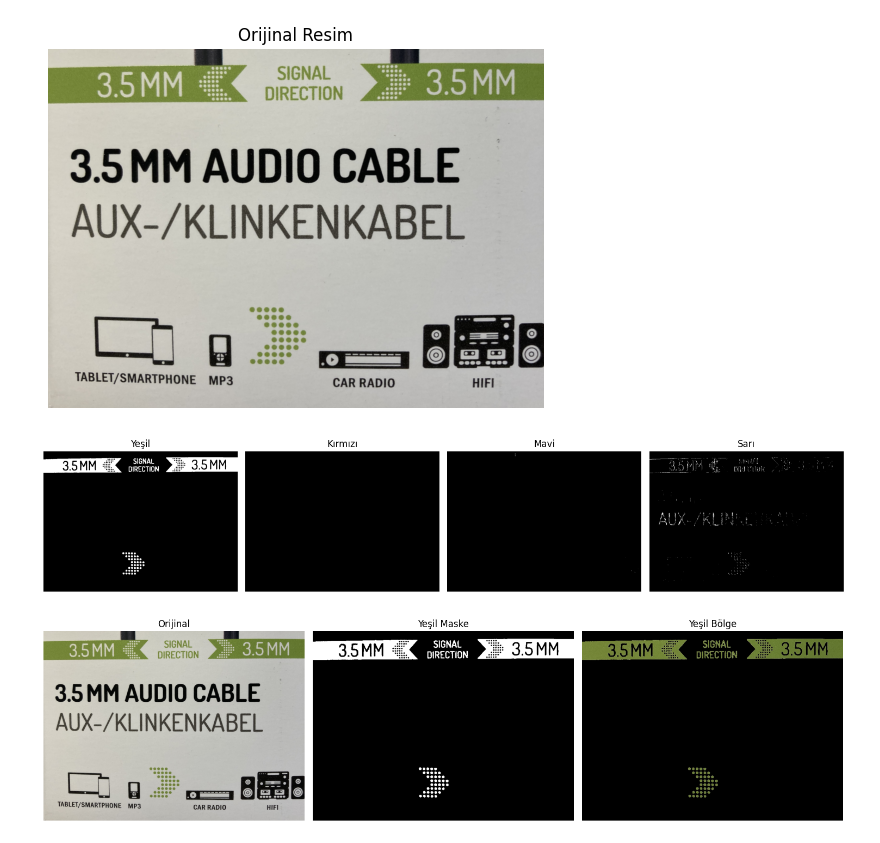
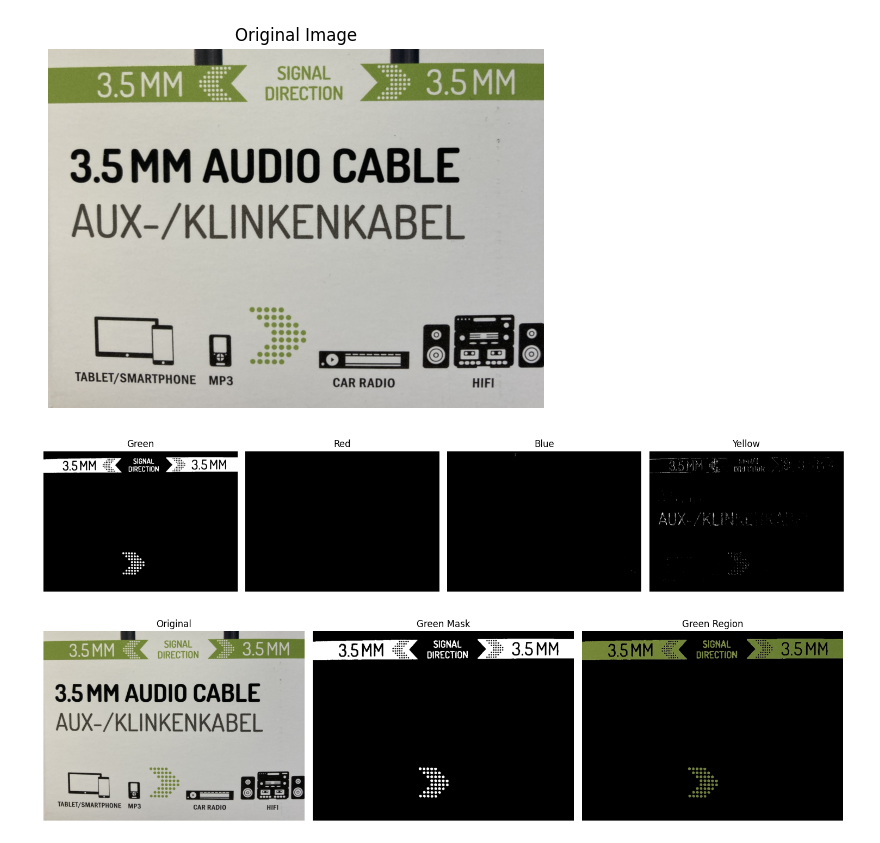
Before and after one commit to onur0034/ColorClassification, a Jupyter notebook: green_region_selection.ipynb, the cells around one changed output. Cells and saved outputs as stored; diff of their text form; code cells hidden in the pictures.

```diff
--- a/green_region_selection.ipynb
+++ b/green_region_selection.ipynb
@@ -1,45 +1,45 @@
 # %%
 import cv2
 import numpy as np
 import matplotlib.pyplot as plt
 
 
 img = cv2.imread(r"C:\Users\Onur\openCV_IMG_process\colorRegionApp\CableLabelRGB.bmp")
 
 
 img_rgb = cv2.cvtColor(img, cv2.COLOR_BGR2RGB)
 
 
 plt.imshow(img_rgb)
-plt.title("Orijinal Resim")
+plt.title("Original Image")
 plt.axis('off')
 plt.show()
 # %% [output]
-[figure, old version]
+[figure, new version]
 # %%
-# HSV'ye çevir
+# Convert to HSV
 img_hsv = cv2.cvtColor(img, cv2.COLOR_BGR2HSV)
 
-# Renk aralıklarını tanımla (HSV)
-renkler = {
-    "Yeşil": ([35, 50, 50], [85, 255, 255]),
-    "Kırmızı": ([0, 50, 50], [10, 255, 255]),
-    "Mavi": ([100, 50, 50], [130, 255, 255]),
-    "Sarı": ([20, 50, 50], [35, 255, 255]),
+# Define color ranges (HSV)
+colors = {
+    "Green": ([35, 50, 50], [85, 255, 255]),
+    "Red": ([0, 50, 50], [10, 255, 255]),
+    "Blue": ([100, 50, 50], [130, 255, 255]),
+    "Yellow": ([20, 50, 50], [35, 255, 255]),
 }
 
-fig, axes = plt.subplots(1, len(renkler), figsize=(15, 5))
+fig, axes = plt.subplots(1, len(colors), figsize=(15, 5))
 
-for ax, (renk_adi, (alt, ust)) in zip(axes, renkler.items()):
-    alt = np.array(alt)
-    ust = np.array(ust)
-    mask = cv2.inRange(img_hsv, alt, ust)
+for ax, (color_name, (lower, upper)) in zip(axes, colors.items()):
+    lower = np.array(lower)
+    upper = np.array(upper)
+    mask = cv2.inRange(img_hsv, lower, upper)
     ax.imshow(mask, cmap='gray')
-    ax.set_title(renk_adi)
+    ax.set_title(color_name)
     ax.axis('off')
 
 plt.tight_layout()
 plt.show()
 # %% [output]
-[figure, old version]
+[figure, new version]
 # %%
```
Also changed, not shown: parts of 2 cells of this notebook.
